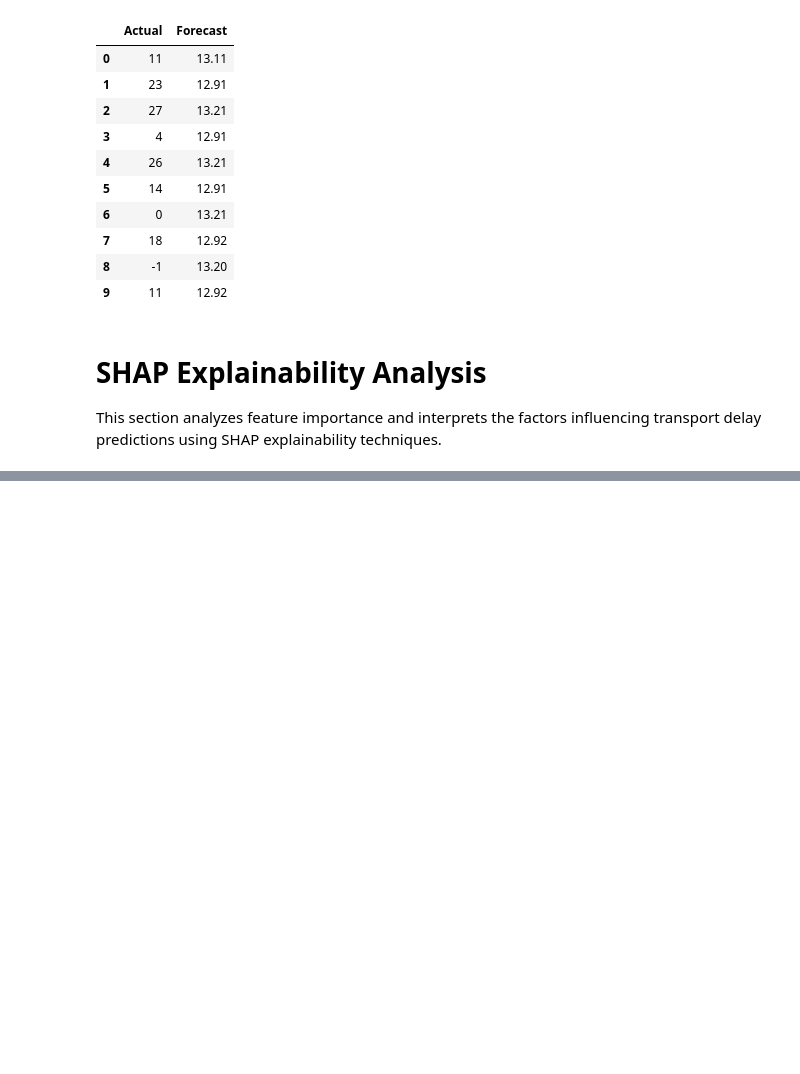
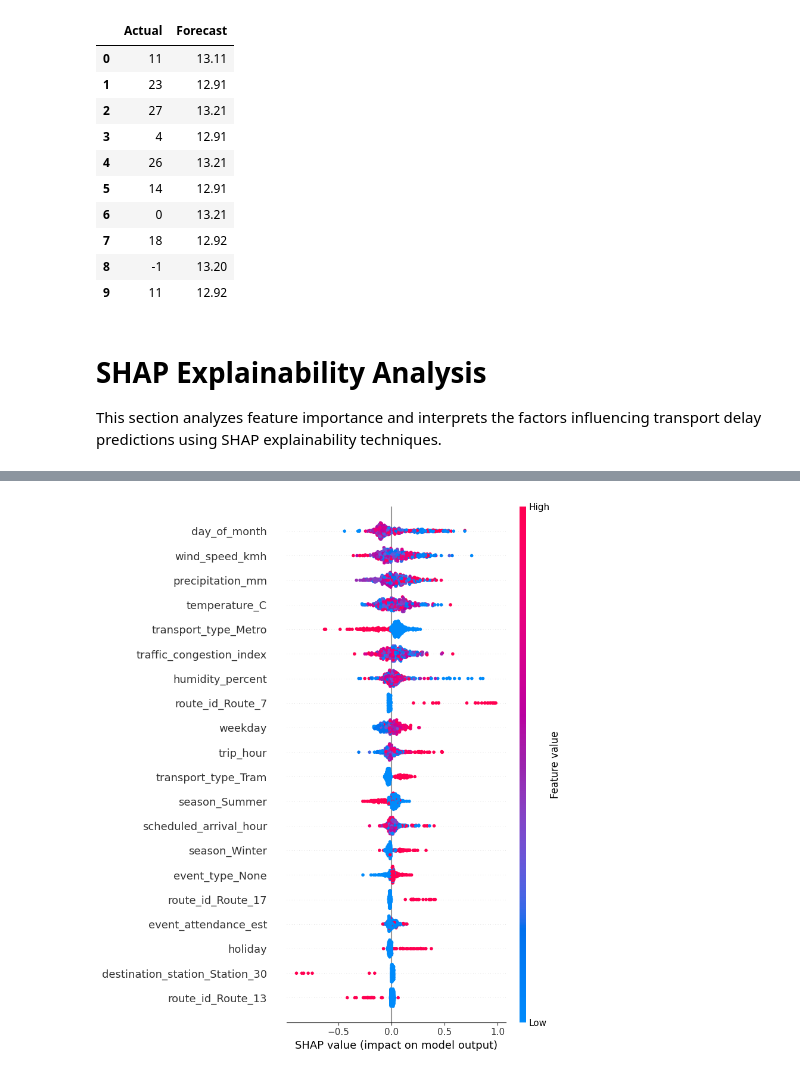
Before and after one commit to markokratos0918/ai-dss-auckland-public-transport, a Jupyter notebook: notebooks/04_modeling_checkpoint.ipynb, the cells around one changed output, grey strips where cells are left out. Cells and saved outputs as stored; diff of their text form; code cells hidden in the pictures; blank space fills up the shorter version.

```diff
--- a/notebooks/04_modeling_checkpoint.ipynb
+++ b/notebooks/04_modeling_checkpoint.ipynb
@@ -493,0 +508,9 @@ NameError: name 'xgb_model_balanced' is not defined
+# %%
+# Detailed SHAP summary plot
+
+shap.summary_plot(
+    shap_values,
+    X_test
+)
+# %% [output]
+[figure, added]
```
Also changed, not shown: parts of 2 cells of this notebook, 1 other file.
